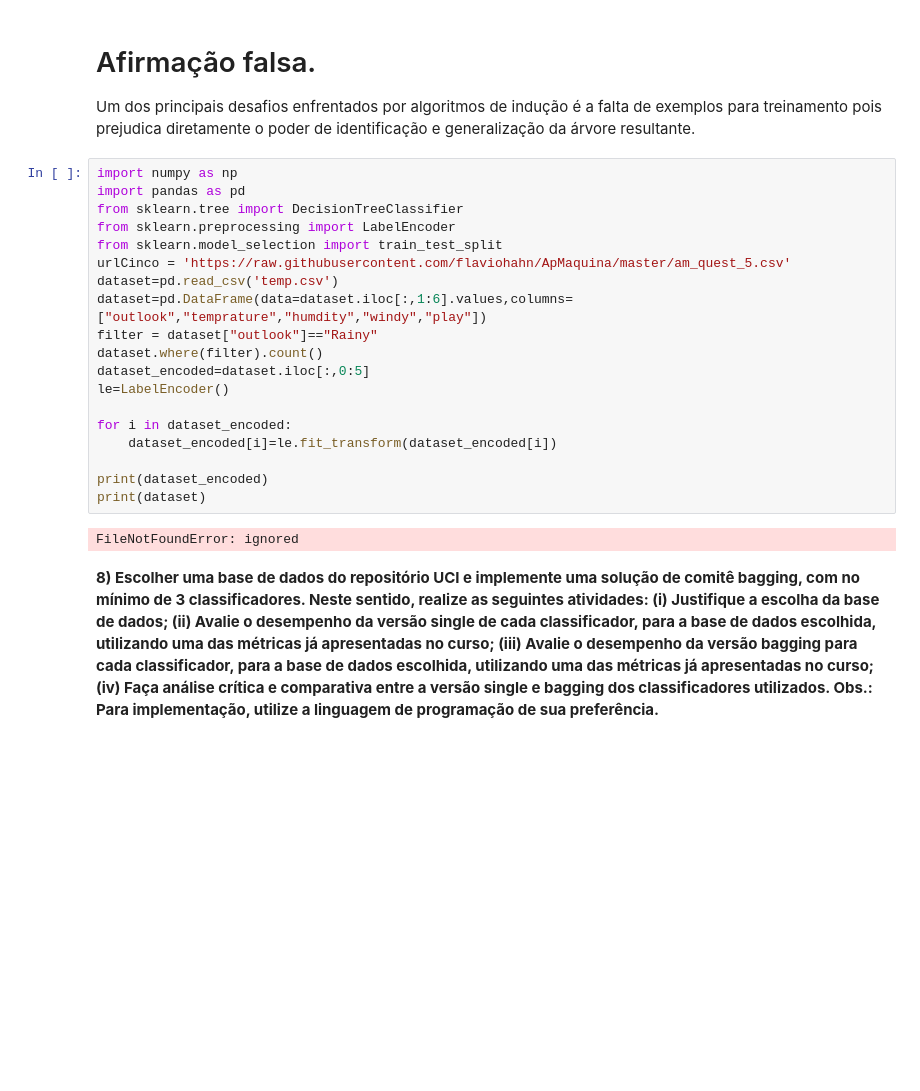
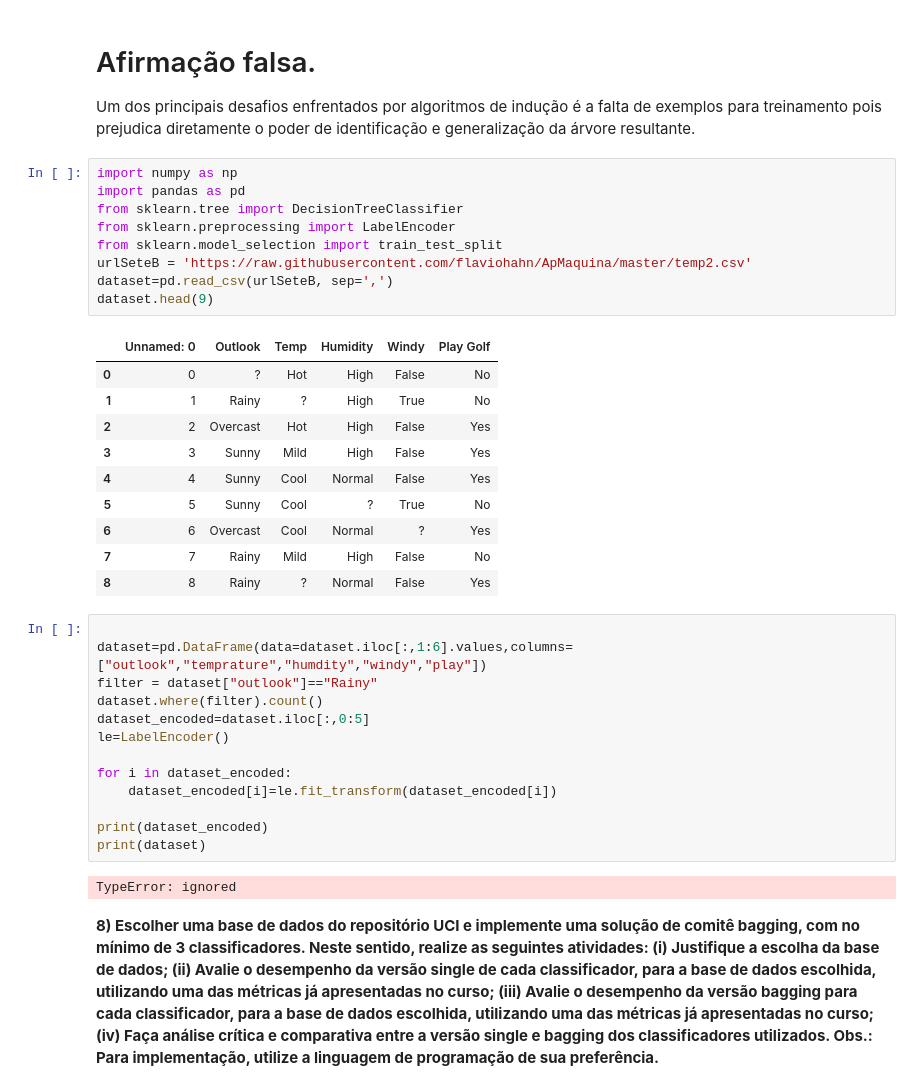
Before and after one commit to flaviohahn/ApMaquina, a Jupyter notebook: Prova_AM.ipynb, the cells around one changed output. Cells and saved outputs as stored; diff of their text form; blank space fills up the shorter version.

```diff
--- a/Prova_AM.ipynb
+++ b/Prova_AM.ipynb
@@ -656,14 +656,28 @@ em um conjunto de dados para treinamento não afeta adversamente a precisão do
 # Afirmação falsa.
 
 Um dos principais desafios enfrentados por algoritmos de indução é a falta de exemplos para treinamento pois prejudica diretamente o poder de identificação e generalização da árvore resultante.
+# %%
+import numpy as np
+import pandas as pd
+from sklearn.tree import DecisionTreeClassifier
+from sklearn.preprocessing import LabelEncoder
+from sklearn.model_selection import train_test_split
+urlSeteB = 'https://raw.githubusercontent.com/flaviohahn/ApMaquina/master/temp2.csv'
+dataset=pd.read_csv(urlSeteB, sep=',')
+dataset.head(9)
+# %% [output]
+|  | Unnamed: 0 | Outlook | Temp | Humidity | Windy | Play Golf |
+| 0 | 0 | ? | Hot | High | False | No |
+| 1 | 1 | Rainy | ? | High | True | No |
+| 2 | 2 | Overcast | Hot | High | False | Yes |
+| 3 | 3 | Sunny | Mild | High | False | Yes |
+| 4 | 4 | Sunny | Cool | Normal | False | Yes |
+| 5 | 5 | Sunny | Cool | ? | True | No |
+| 6 | 6 | Overcast | Cool | Normal | ? | Yes |
+| 7 | 7 | Rainy | Mild | High | False | No |
+| 8 | 8 | Rainy | ? | Normal | False | Yes |
 # %%
-import numpy as np
-import pandas as pd
-from sklearn.tree import DecisionTreeClassifier
-from sklearn.preprocessing import LabelEncoder
-from sklearn.model_selection import train_test_split
-urlCinco = 'https://raw.githubusercontent.com/flaviohahn/ApMaquina/master/am_quest_5.csv'
-dataset=pd.read_csv('temp.csv')
+
 dataset=pd.DataFrame(data=dataset.iloc[:,1:6].values,columns=["outlook","temprature","humdity","windy","play"])
 filter = dataset["outlook"]=="Rainy"
 dataset.where(filter).count()
@@ -676,6 +690,6 @@ for i in dataset_encoded:
 print(dataset_encoded)
 print(dataset)
 # %% [output]
-FileNotFoundError: ignored
+TypeError: ignored
 # %% [markdown]
 **8) Escolher uma base de dados do repositório UCI e implemente uma solução de comitê bagging, com no mínimo de 3 classificadores. Neste sentido, realize as seguintes atividades: (i) Justifique a escolha da base de dados; (ii) Avalie o desempenho da versão single de cada classificador, para a base de dados escolhida, utilizando uma das métricas já apresentadas no curso; (iii) Avalie o desempenho da versão bagging para cada classificador, para a base de dados escolhida, utilizando uma das métricas já apresentadas no curso; (iv) Faça análise crítica e comparativa entre a versão single e bagging dos classificadores utilizados. Obs.: Para implementação, utilize a linguagem de programação de sua preferência.**
```
Also changed, not shown: parts of 1 cell of this notebook.
